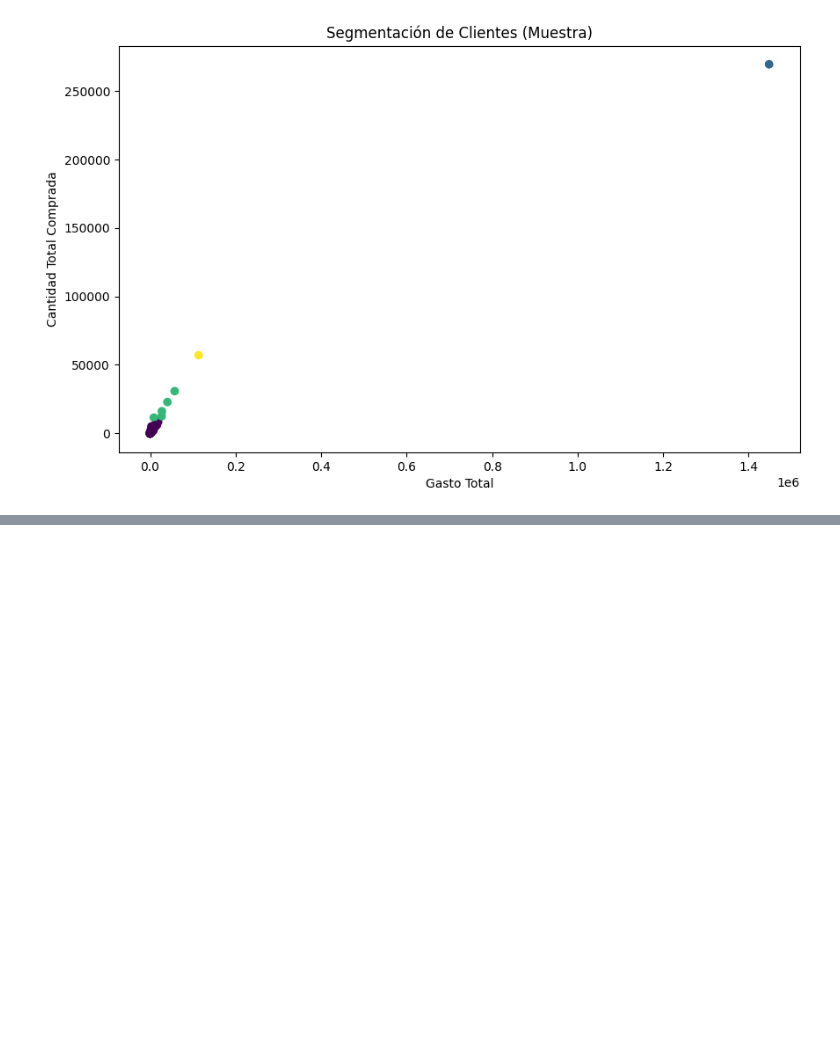
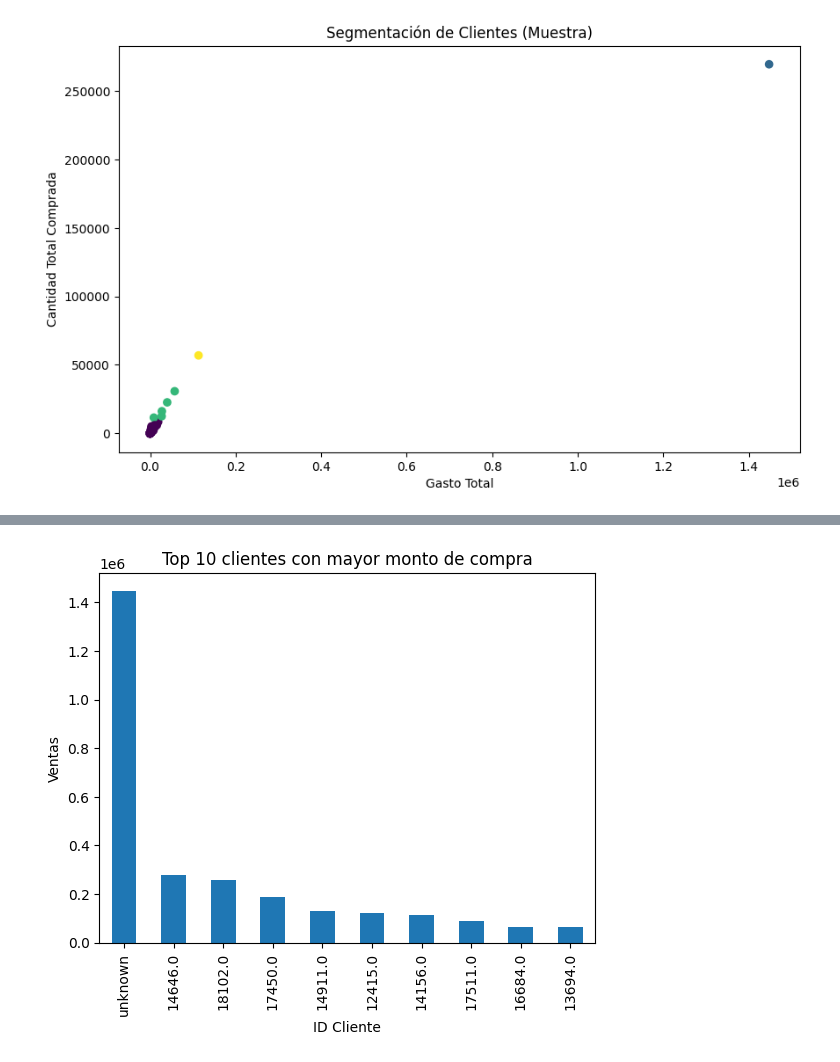
Before and after one commit to HidenLacan/Hackaton-data, a Jupyter notebook: hackhathon.ipynb, the cells around one changed output, grey strips where cells are left out. Cells and saved outputs as stored; diff of their text form; code cells hidden in the pictures; blank space fills up the shorter version.

```diff
--- a/hackhathon.ipynb
+++ b/hackhathon.ipynb
@@ -351,0 +385,8 @@ plt.show()
+# %%
+#CLIENTES QUE MAYOR GANANCIA DEJAN
+top_10_products = df.groupby('CUSTOMER_ID')['TOTAL_REVENUE'].sum().sort_values(ascending=False).head(10)
+
+top_10_products.plot(kind="bar",x="CUSTOMER_ID",title="Top 10 clientes con mayor monto de compra",ylabel="Ventas",xlabel="ID Cliente")
+plt.show()
+# %% [output]
+[figure, added]
```
Also changed, not shown: parts of 16 cells of this notebook.
